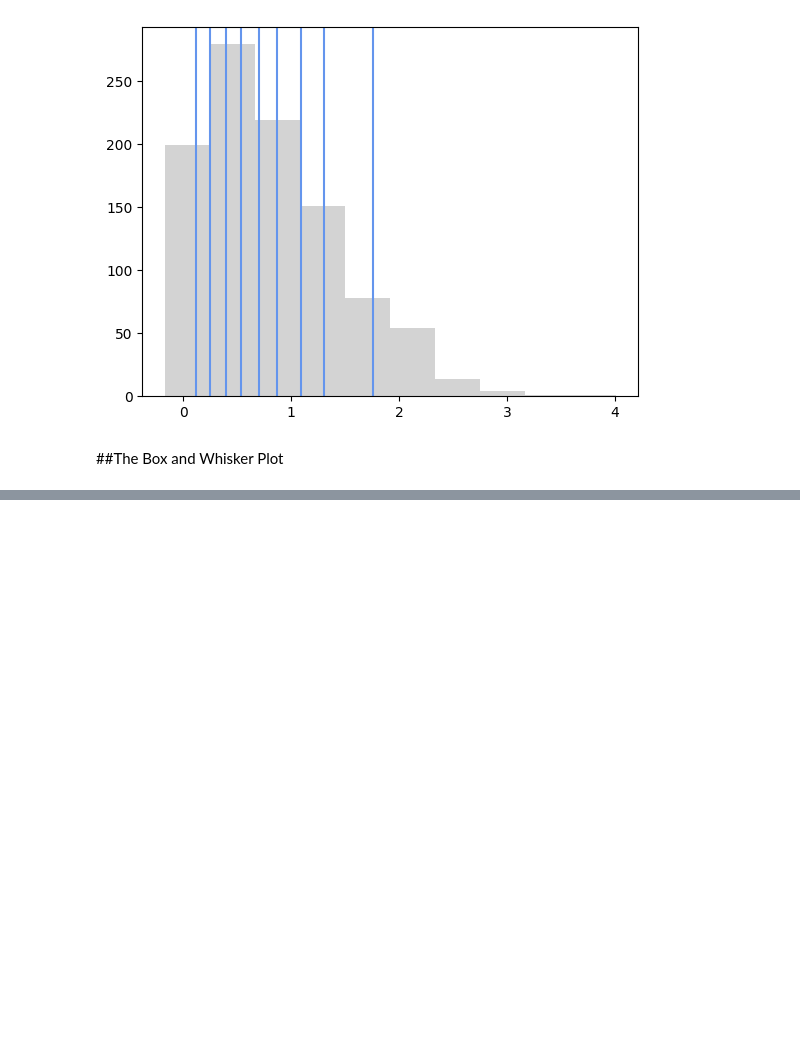
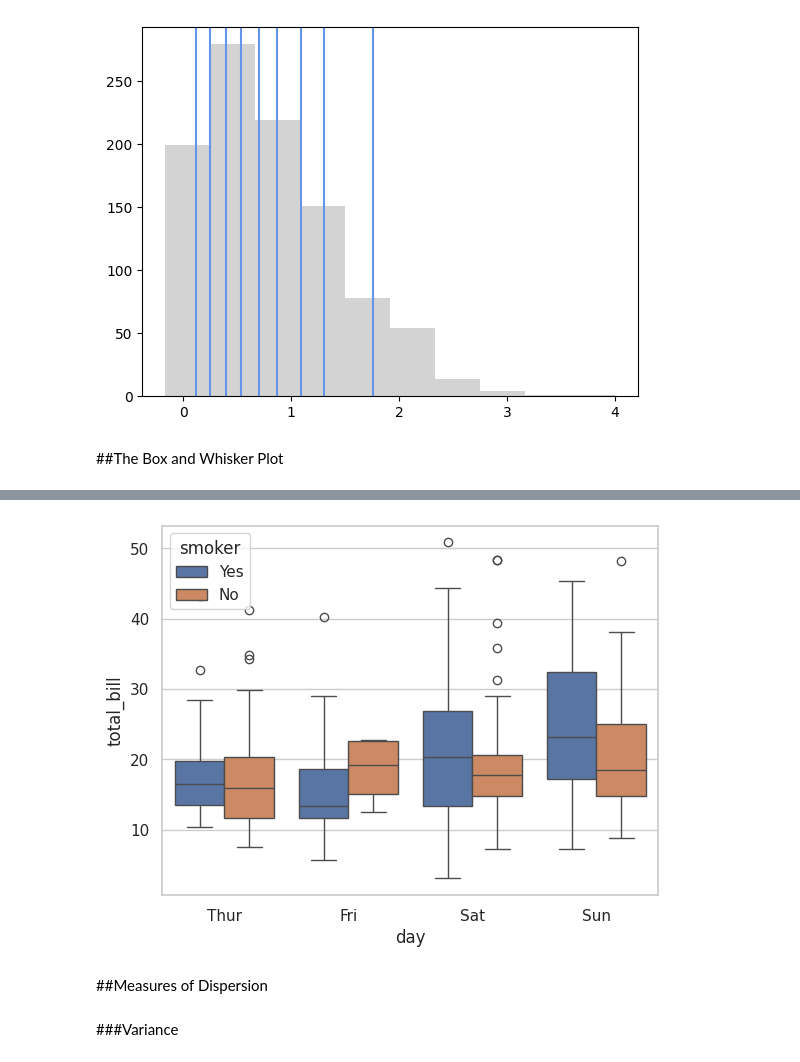
Before and after one commit to deenadayalanai/Machine-Learning-Foundations, a Jupyter notebook: Probability_&_Information_Theory.ipynb, the cells around one changed output, grey strips where cells are left out. Drawn from its saved outputs; the diff is of its cells as text; code cells hidden in the pictures; blank space fills up the shorter version.

```diff
--- a/Probability_&_Information_Theory.ipynb
+++ b/Probability_&_Information_Theory.ipynb
@@ -398,0 +481,3 @@ _ = plt.hist(x, color = 'lightgray')
+# %%
+tips = sns.load_dataset('tips')
+tips
@@ -398,0 +498,8 @@ _ = plt.hist(x, color = 'lightgray')
+# %%
+_ = sns.boxplot(x='day', y='total_bill', hue='smoker', data=tips)
+# %% [output]
+[figure, added]
+# %% [markdown]
+##Measures of Dispersion
+# %% [markdown]
+###Variance
```
Also changed, not shown: parts of 82 cells of this notebook.
